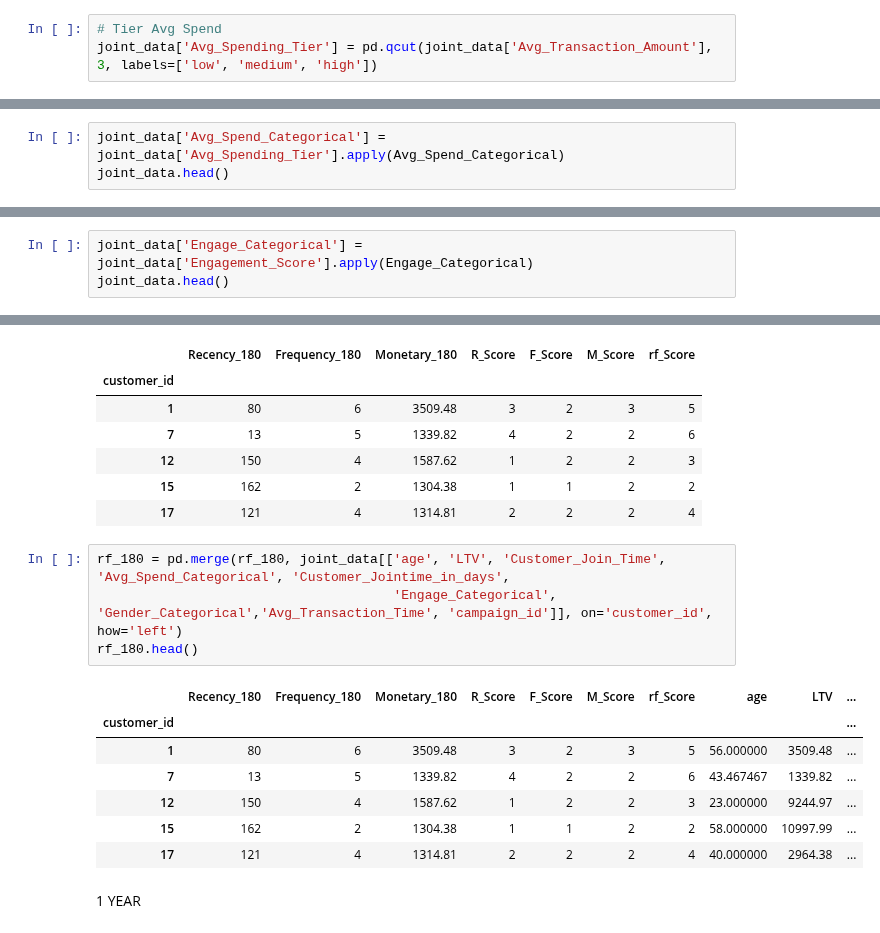
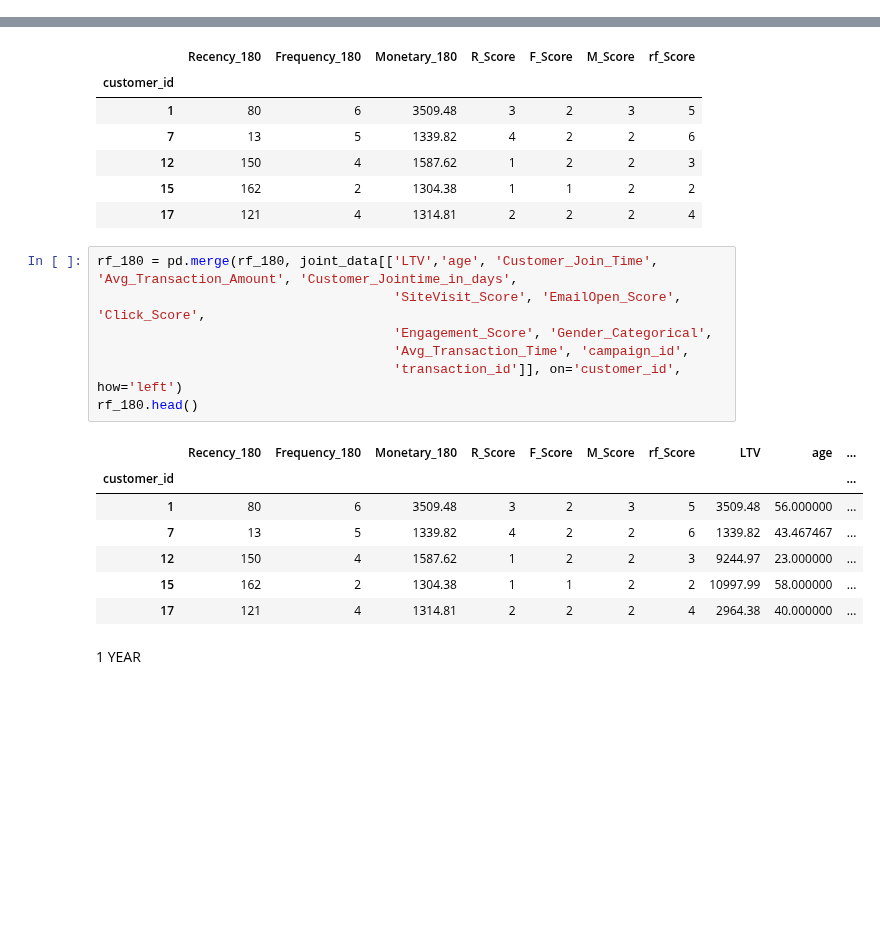
Before and after one commit to mn42899/schulich_data_science, a Jupyter notebook: Assignment2Final V2.ipynb, the cells around one changed output, grey strips where cells are left out. Cells and saved outputs as stored; diff of their text form; blank space fills up the shorter version.

```diff
--- a/Assignment2Final V2.ipynb
+++ b/Assignment2Final V2.ipynb
@@ -140,6 +141,3 @@ joint_data.head()
 | 3 | 2021-06-01 | 2022-11-27 | 43.467467 | NaN | North Latoyatown | 192 | ... |
 | 4 | 2022-01-01 | 2022-09-01 | 29.000000 | Male | Grossstad | 110 | ... |
 | 5 | 2022-01-24 | 2023-06-02 | 43.467467 | Male | East Matthewfort | 161 | ... |
-# %%
-# Tier Avg Spend
-joint_data['Avg_Spending_Tier'] = pd.qcut(joint_data['Avg_Transaction_Amount'], 3, labels=['low', 'medium', 'high'])
@@ -155,3 +143,0 @@ def Avg_Spend_Categorical(x):
-# %%
-joint_data['Avg_Spend_Categorical'] = joint_data['Avg_Spending_Tier'].apply(Avg_Spend_Categorical)
-joint_data.head()
@@ -237,3 +190,0 @@ def Engage_Categorical(x):
-# %%
-joint_data['Engage_Categorical'] = joint_data['Engagement_Score'].apply(Engage_Categorical)
-joint_data.head()
@@ -423,17 +379,20 @@ rf_180.head()
 | 15 | 162 | 2 | 1304.38 | 1 | 1 | 2 | 2 |
 | 17 | 121 | 4 | 1314.81 | 2 | 2 | 2 | 4 |
 # %%
-rf_180 = pd.merge(rf_180, joint_data[['age', 'LTV', 'Customer_Join_Time', 'Avg_Spend_Categorical', 'Customer_Jointime_in_days',
-                                      'Engage_Categorical', 'Gender_Categorical','Avg_Transaction_Time', 'campaign_id']], on='customer_id', how='left')
+rf_180 = pd.merge(rf_180, joint_data[['LTV','age', 'Customer_Join_Time', 'Avg_Transaction_Amount', 'Customer_Jointime_in_days',
+                                      'SiteVisit_Score', 'EmailOpen_Score', 'Click_Score',
+                                      'Engagement_Score', 'Gender_Categorical',
+                                      'Avg_Transaction_Time', 'campaign_id',
+                                      'transaction_id']], on='customer_id', how='left')
 rf_180.head()
 # %% [output]
-|  | Recency_180 | Frequency_180 | Monetary_180 | R_Score | F_Score | M_Score | rf_Score | age | LTV | ... |
+|  | Recency_180 | Frequency_180 | Monetary_180 | R_Score | F_Score | M_Score | rf_Score | LTV | age | ... |
 | customer_id |  |  |  |  |  |  |  |  |  | ... |
-| 1 | 80 | 6 | 3509.48 | 3 | 2 | 3 | 5 | 56.000000 | 3509.48 | ... |
-| 7 | 13 | 5 | 1339.82 | 4 | 2 | 2 | 6 | 43.467467 | 1339.82 | ... |
-| 12 | 150 | 4 | 1587.62 | 1 | 2 | 2 | 3 | 23.000000 | 9244.97 | ... |
-| 15 | 162 | 2 | 1304.38 | 1 | 1 | 2 | 2 | 58.000000 | 10997.99 | ... |
-| 17 | 121 | 4 | 1314.81 | 2 | 2 | 2 | 4 | 40.000000 | 2964.38 | ... |
+| 1 | 80 | 6 | 3509.48 | 3 | 2 | 3 | 5 | 3509.48 | 56.000000 | ... |
+| 7 | 13 | 5 | 1339.82 | 4 | 2 | 2 | 6 | 1339.82 | 43.467467 | ... |
+| 12 | 150 | 4 | 1587.62 | 1 | 2 | 2 | 3 | 9244.97 | 23.000000 | ... |
+| 15 | 162 | 2 | 1304.38 | 1 | 1 | 2 | 2 | 10997.99 | 58.000000 | ... |
+| 17 | 121 | 4 | 1314.81 | 2 | 2 | 2 | 4 | 2964.38 | 40.000000 | ... |
 # %% [markdown]
 1 YEAR
 # %%
```
Also changed, not shown: parts of 48 cells of this notebook, 3 other files.
